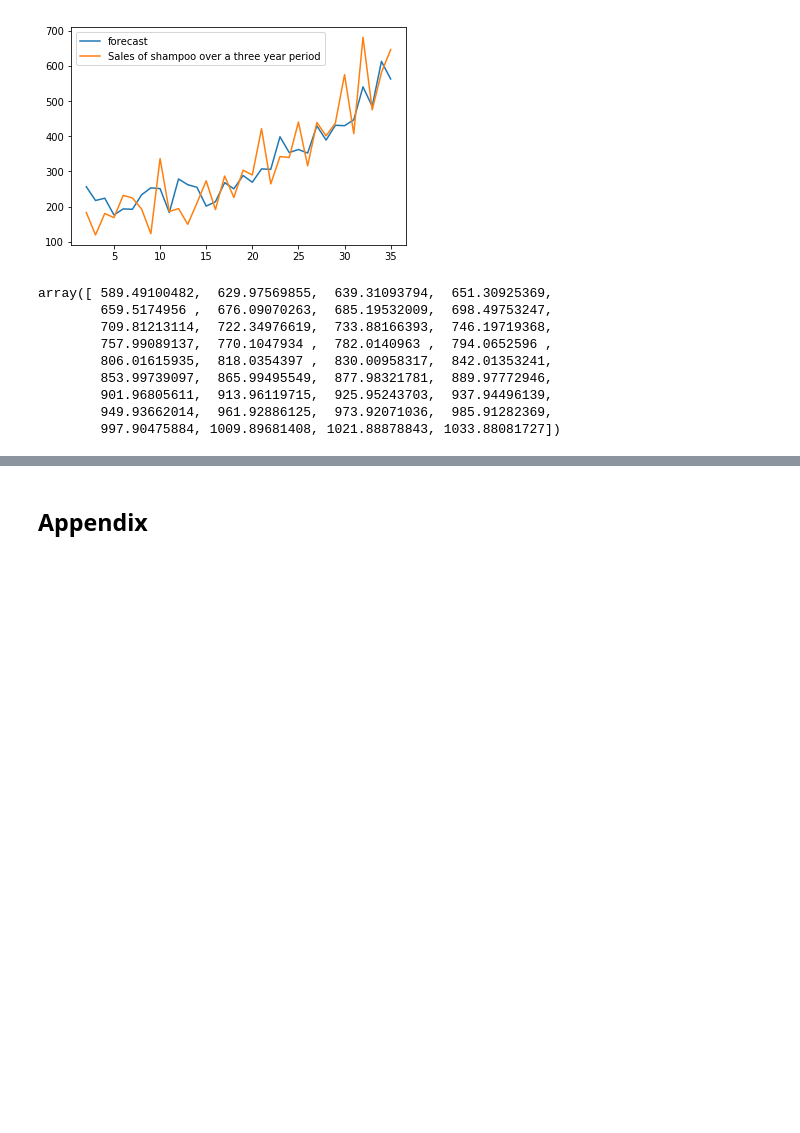
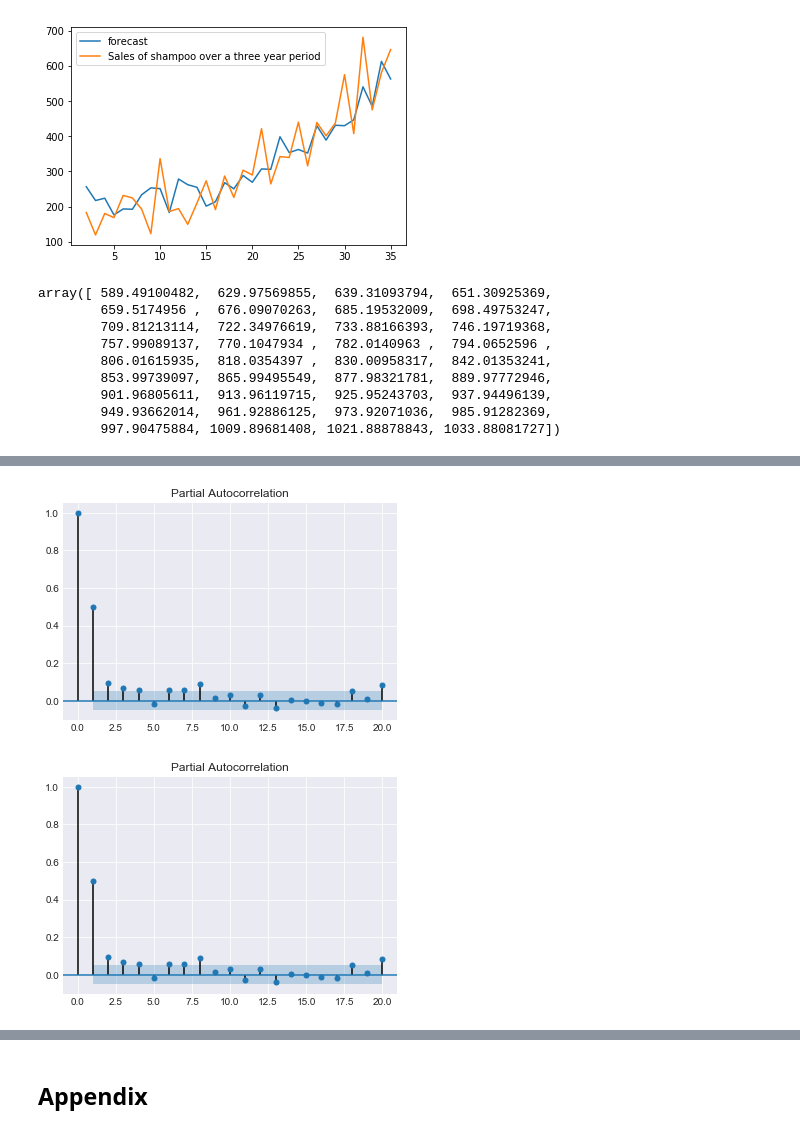
Before and after one commit to learn-co-curriculum/dsc-lp-TIMESERIES-arma-models, a Jupyter notebook: Modeling-Time-Series-Teacher-Version.ipynb, the cells around one changed output, grey strips where cells are left out. Drawn from its saved outputs; the diff is of its cells as text; code cells hidden in the pictures; blank space fills up the shorter version.

```diff
--- a/Modeling-Time-Series-Teacher-Version.ipynb
+++ b/Modeling-Time-Series-Teacher-Version.ipynb
@@ -166,0 +179,5 @@ array([ 589.49100482,  629.97569855,  639.31093794,  651.30925369,
+# %%
+import pandas as pd
+
+df = pd.read_csv('Global_Active_Power_Preprocessed.csv')
+df.head()
@@ -166,0 +198,11 @@ array([ 589.49100482,  629.97569855,  639.31093794,  651.30925369,
+# %%
+import matplotlib.pyplot as plt
+%matplotlib inline
+import seaborn as sns
+sns.set_style('darkgrid')
+# %%
+from statsmodels.graphics.tsaplots import plot_pacf
+plot_pacf(df.Global_active_power, alpha=.05, lags=20)
+# %% [output]
+[figure, added]
+[figure, added]
```
Also changed, not shown: parts of 18 cells of this notebook, 3 other files.
